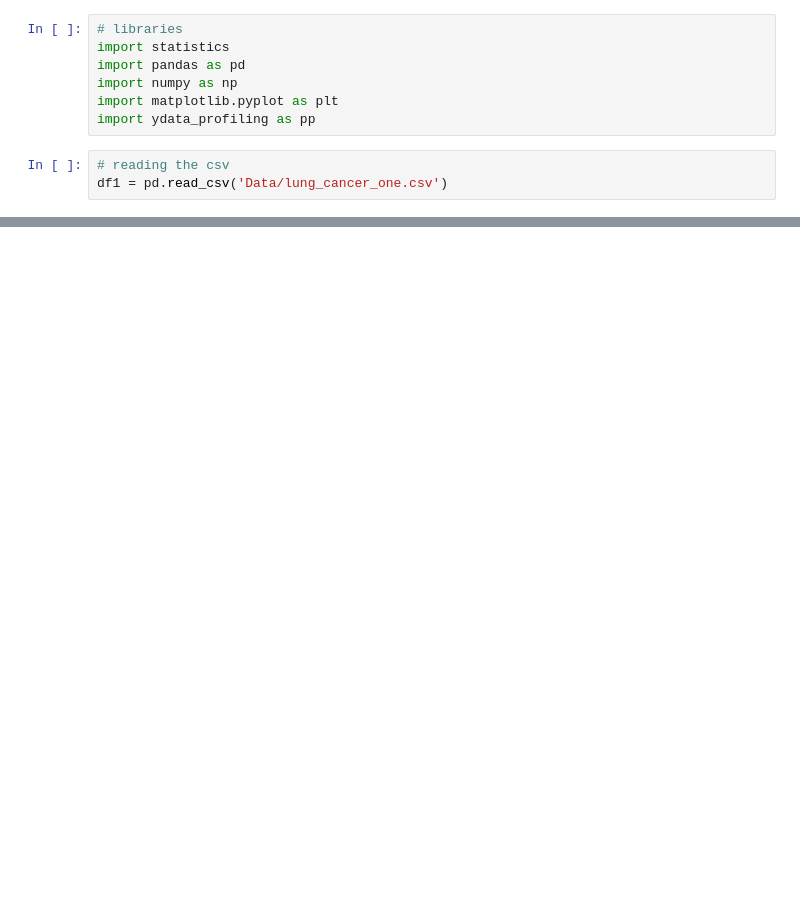
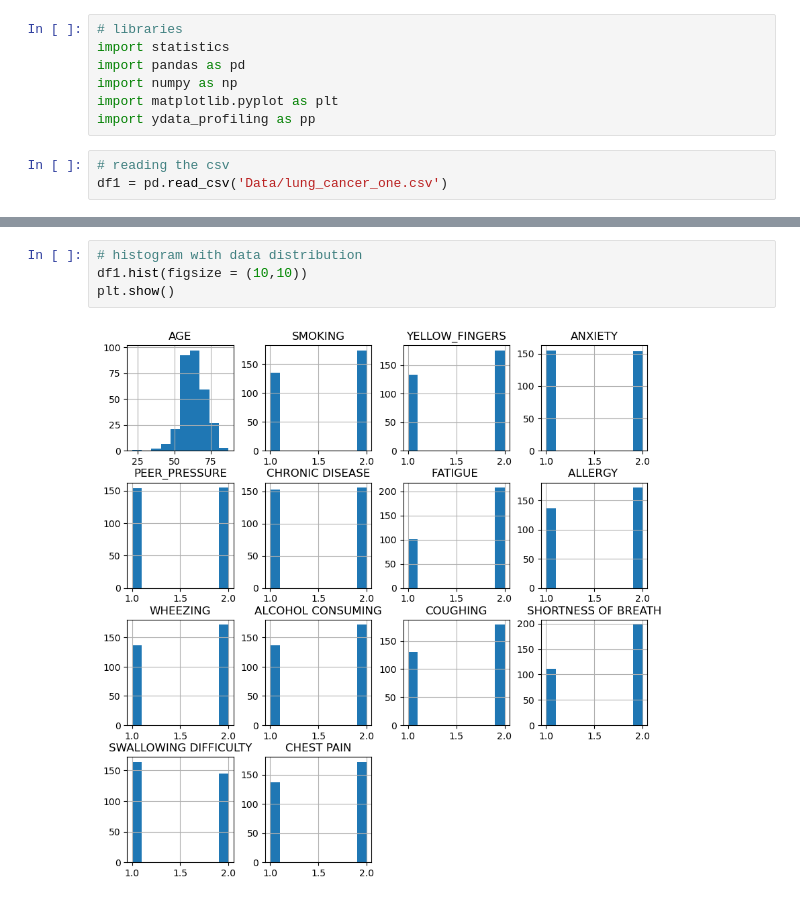
Before and after one commit to gustavopin/RiskAnalysis, a Jupyter notebook: analysis.ipynb, the cells around one changed output, grey strips where cells are left out. Cells and saved outputs as stored; diff of their text form; blank space fills up the shorter version.

Commit message:
added histograms for data distribution and central tendency values for the variable Age.

```diff
--- a/analysis.ipynb
+++ b/analysis.ipynb
@@ -28,3 +28,9 @@ df1.head(10)
 pp.ProfileReport(df1)
 # %% [output]
 [interactive output not drawn]
+# %%
+# histogram with data distribution
+df1.hist(figsize = (10,10))
+plt.show()
+# %% [output]
+[figure, added]
```
Also changed, not shown: parts of 1 cell of this notebook.
